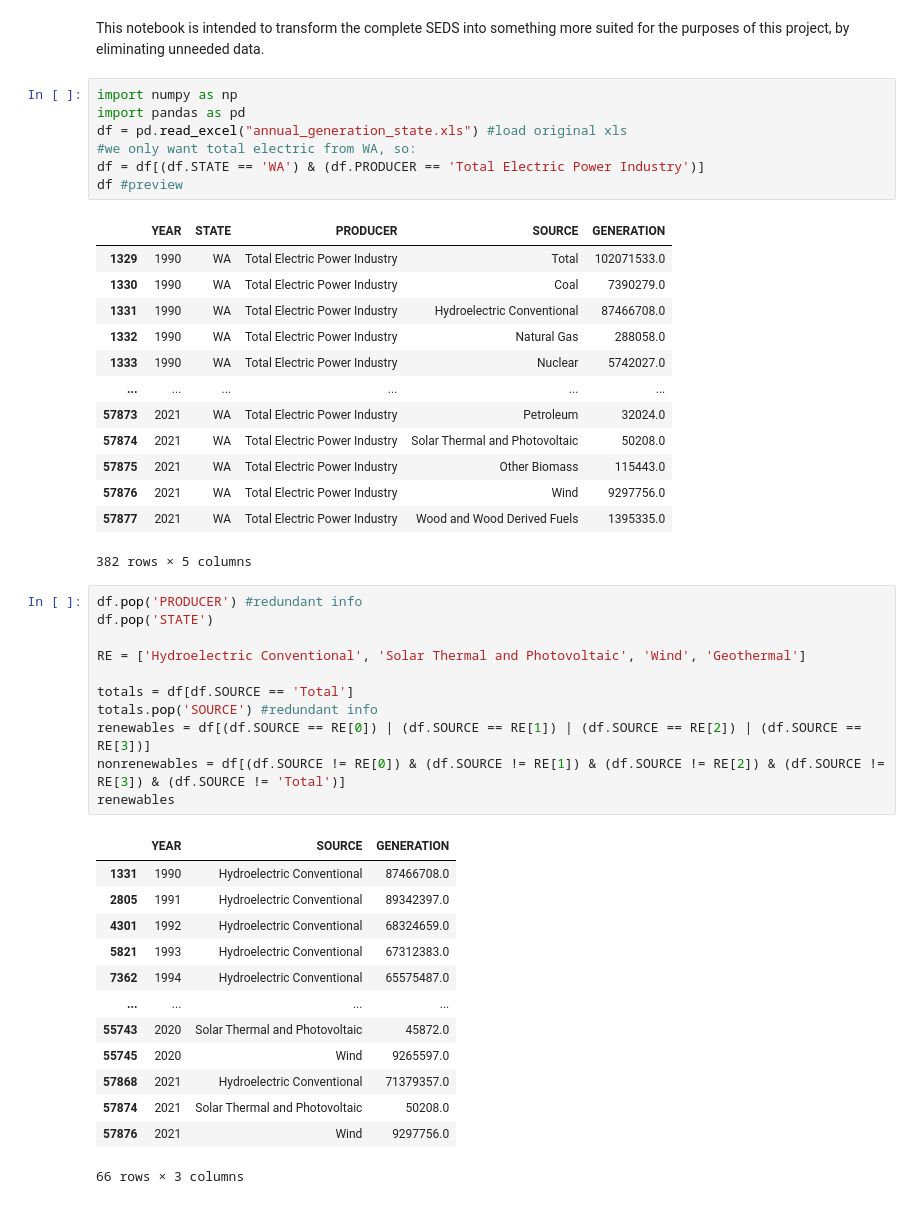
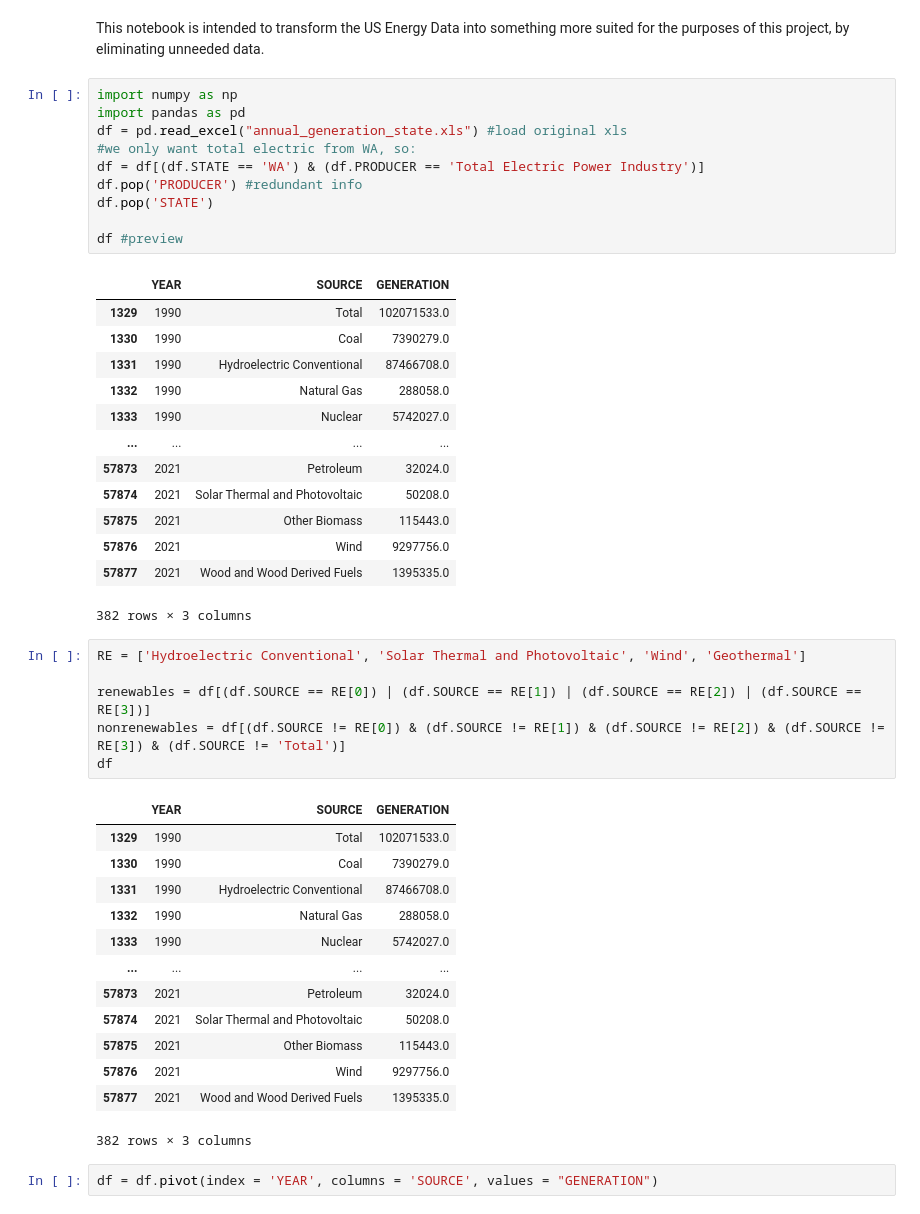
Before and after one commit to DavidN0809/ECGR-4105, a Jupyter notebook: Final Project/electric_data_transform.ipynb, the cells around one changed output. Drawn from its saved outputs; the diff is of its cells as text.

```diff
--- a/Final Project/electric_data_transform.ipynb
+++ b/Final Project/electric_data_transform.ipynb
@@ -1,48 +1,48 @@
 # %% [markdown]
-This notebook is intended to transform the complete SEDS into something more suited for the purposes of this project, by eliminating unneeded data.
+This notebook is intended to transform the US Energy Data into something more suited for the purposes of this project, by eliminating unneeded data.
 # %%
 import numpy as np
 import pandas as pd
 df = pd.read_excel("annual_generation_state.xls") #load original xls
 #we only want total electric from WA, so:
 df = df[(df.STATE == 'WA') & (df.PRODUCER == 'Total Electric Power Industry')]
+df.pop('PRODUCER') #redundant info
+df.pop('STATE')
+
 df #preview
 # %% [output]
-|  | YEAR | STATE | PRODUCER | SOURCE | GENERATION |
-| 1329 | 1990 | WA | Total Electric Power Industry | Total | 102071533.0 |
-| 1330 | 1990 | WA | Total Electric Power Industry | Coal | 7390279.0 |
-| 1331 | 1990 | WA | Total Electric Power Industry | Hydroelectric Conventional | 87466708.0 |
-| 1332 | 1990 | WA | Total Electric Power Industry | Natural Gas | 288058.0 |
-| 1333 | 1990 | WA | Total Electric Power Industry | Nuclear | 5742027.0 |
-| ... | ... | ... | ... | ... | ... |
-| 57873 | 2021 | WA | Total Electric Power Industry | Petroleum | 32024.0 |
-| 57874 | 2021 | WA | Total Electric Power Industry | Solar Thermal and Photovoltaic | 50208.0 |
-| 57875 | 2021 | WA | Total Electric Power Industry | Other Biomass | 115443.0 |
-| 57876 | 2021 | WA | Total Electric Power Industry | Wind | 9297756.0 |
-| 57877 | 2021 | WA | Total Electric Power Industry | Wood and Wood Derived Fuels | 1395335.0 |
+|  | YEAR | SOURCE | GENERATION |
+| 1329 | 1990 | Total | 102071533.0 |
+| 1330 | 1990 | Coal | 7390279.0 |
+| 1331 | 1990 | Hydroelectric Conventional | 87466708.0 |
+| 1332 | 1990 | Natural Gas | 288058.0 |
+| 1333 | 1990 | Nuclear | 5742027.0 |
+| ... | ... | ... | ... |
+| 57873 | 2021 | Petroleum | 32024.0 |
+| 57874 | 2021 | Solar Thermal and Photovoltaic | 50208.0 |
+| 57875 | 2021 | Other Biomass | 115443.0 |
+| 57876 | 2021 | Wind | 9297756.0 |
+| 57877 | 2021 | Wood and Wood Derived Fuels | 1395335.0 |
-382 rows × 5 columns
+382 rows × 3 columns
 # %%
-df.pop('PRODUCER') #redundant info
-df.pop('STATE')
-
 RE = ['Hydroelectric Conventional', 'Solar Thermal and Photovoltaic', 'Wind', 'Geothermal']
 
-totals = df[df.SOURCE == 'Total']
-totals.pop('SOURCE') #redundant info
 renewables = df[(df.SOURCE == RE[0]) | (df.SOURCE == RE[1]) | (df.SOURCE == RE[2]) | (df.SOURCE == RE[3])]
 nonrenewables = df[(df.SOURCE != RE[0]) & (df.SOURCE != RE[1]) & (df.SOURCE != RE[2]) & (df.SOURCE != RE[3]) & (df.SOURCE != 'Total')]
-renewables
+df
 # %% [output]
 |  | YEAR | SOURCE | GENERATION |
+| 1329 | 1990 | Total | 102071533.0 |
+| 1330 | 1990 | Coal | 7390279.0 |
 | 1331 | 1990 | Hydroelectric Conventional | 87466708.0 |
-| 2805 | 1991 | Hydroelectric Conventional | 89342397.0 |
-| 4301 | 1992 | Hydroelectric Conventional | 68324659.0 |
-| 5821 | 1993 | Hydroelectric Conventional | 67312383.0 |
-| 7362 | 1994 | Hydroelectric Conventional | 65575487.0 |
+| 1332 | 1990 | Natural Gas | 288058.0 |
+| 1333 | 1990 | Nuclear | 5742027.0 |
 | ... | ... | ... | ... |
-| 55743 | 2020 | Solar Thermal and Photovoltaic | 45872.0 |
-| 55745 | 2020 | Wind | 9265597.0 |
-| 57868 | 2021 | Hydroelectric Conventional | 71379357.0 |
+| 57873 | 2021 | Petroleum | 32024.0 |
 | 57874 | 2021 | Solar Thermal and Photovoltaic | 50208.0 |
+| 57875 | 2021 | Other Biomass | 115443.0 |
 | 57876 | 2021 | Wind | 9297756.0 |
+| 57877 | 2021 | Wood and Wood Derived Fuels | 1395335.0 |
-66 rows × 3 columns
+382 rows × 3 columns
+# %%
+df = df.pivot(index = 'YEAR', columns = 'SOURCE', values = "GENERATION")
```
Also changed, not shown: parts of 2 cells of this notebook, 1 other file.
